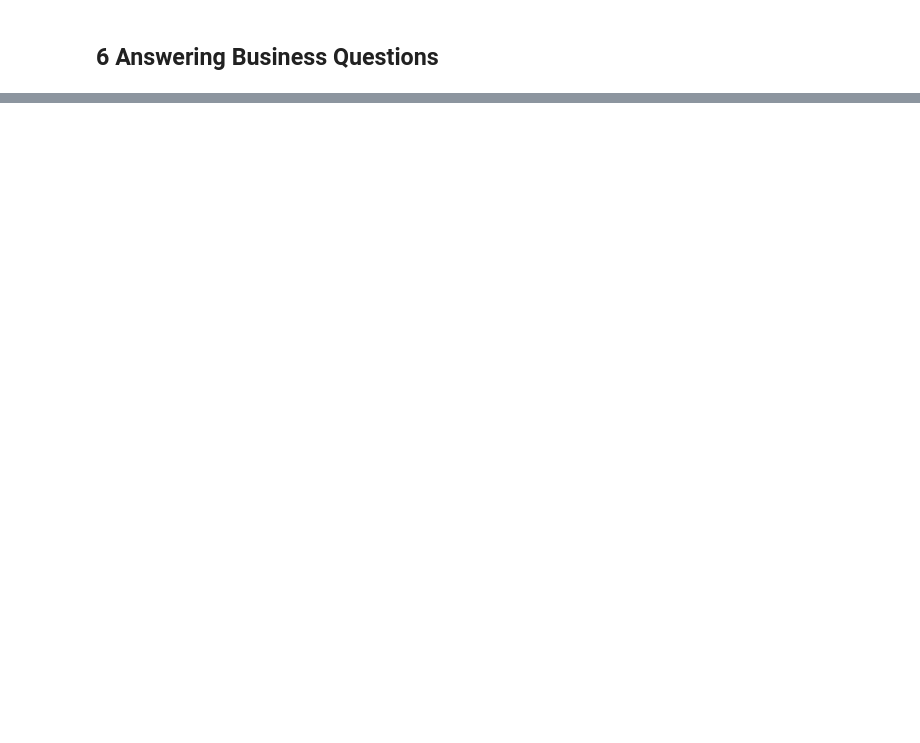
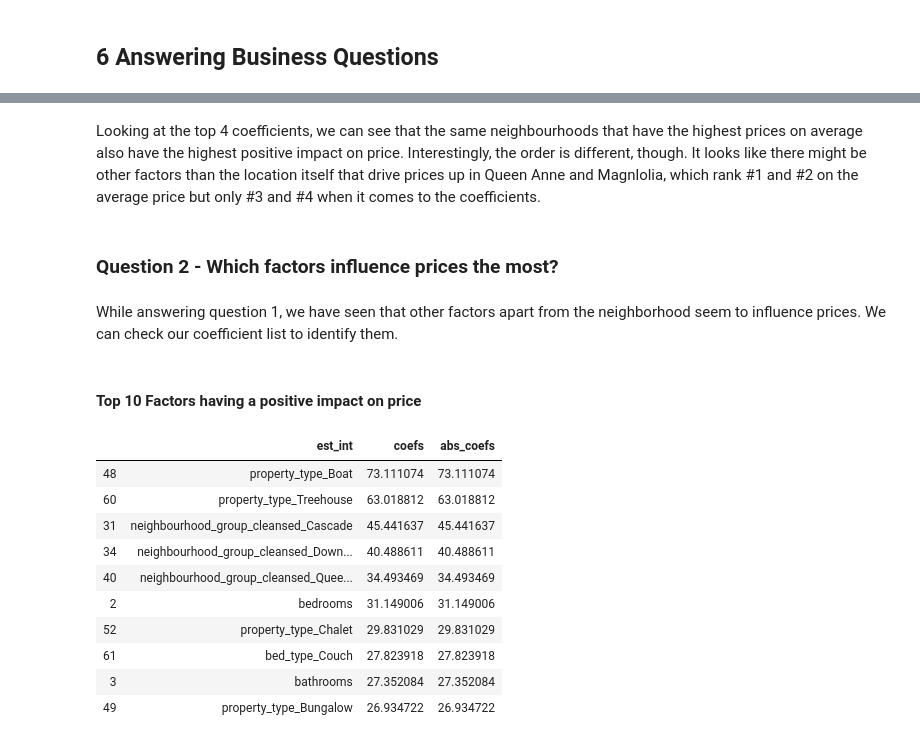
Before and after one commit to FRANZKAFKA13/Udacity-Data-Science, a Jupyter notebook: Project 1/Project_1.ipynb, the cells around one changed output, grey strips where cells are left out. Saved outputs shown, nothing was run; the diff lists cells and outputs as text; code cells hidden in the pictures; blank space fills up the shorter version.

```diff
--- a/Project 1/Project_1.ipynb
+++ b/Project 1/Project_1.ipynb
@@ -995,0 +1034,22 @@ plt.show()
+# %% [markdown]
+Looking at the top 4 coefficients, we can see that the same neighbourhoods that have the highest prices on average also have the highest positive impact on price. Interestingly, the order is different, though. It looks like there might be other factors than the location itself that drive prices up in Queen Anne and Magnlolia, which rank #1 and #2 on the average price but only #3 and #4 when it comes to the coefficients.
+# %% [markdown]
+### Question 2 - Which factors influence prices the most?
+# %% [markdown]
+While answering question 1, we have seen that other factors apart from the neighborhood seem to influence prices. We can check our coefficient list to identify them.
+# %% [markdown]
+#### Top 10 Factors having a positive impact on price
+# %%
+coef_df[coef_df['coefs'] > 0].sort_values(by=['coefs'],ascending=False).head(10)
+# %% [output]
+|  | est_int | coefs | abs_coefs |
+| 48 | property_type_Boat | 73.111074 | 73.111074 |
+| 60 | property_type_Treehouse | 63.018812 | 63.018812 |
+| 31 | neighbourhood_group_cleansed_Cascade | 45.441637 | 45.441637 |
+| 34 | neighbourhood_group_cleansed_Down... | 40.488611 | 40.488611 |
+| 40 | neighbourhood_group_cleansed_Quee... | 34.493469 | 34.493469 |
+| 2 | bedrooms | 31.149006 | 31.149006 |
+| 52 | property_type_Chalet | 29.831029 | 29.831029 |
+| 61 | bed_type_Couch | 27.823918 | 27.823918 |
+| 3 | bathrooms | 27.352084 | 27.352084 |
+| 49 | property_type_Bungalow | 26.934722 | 26.934722 |
```
Also changed, not shown: parts of 44 cells of this notebook, 3 other files.
